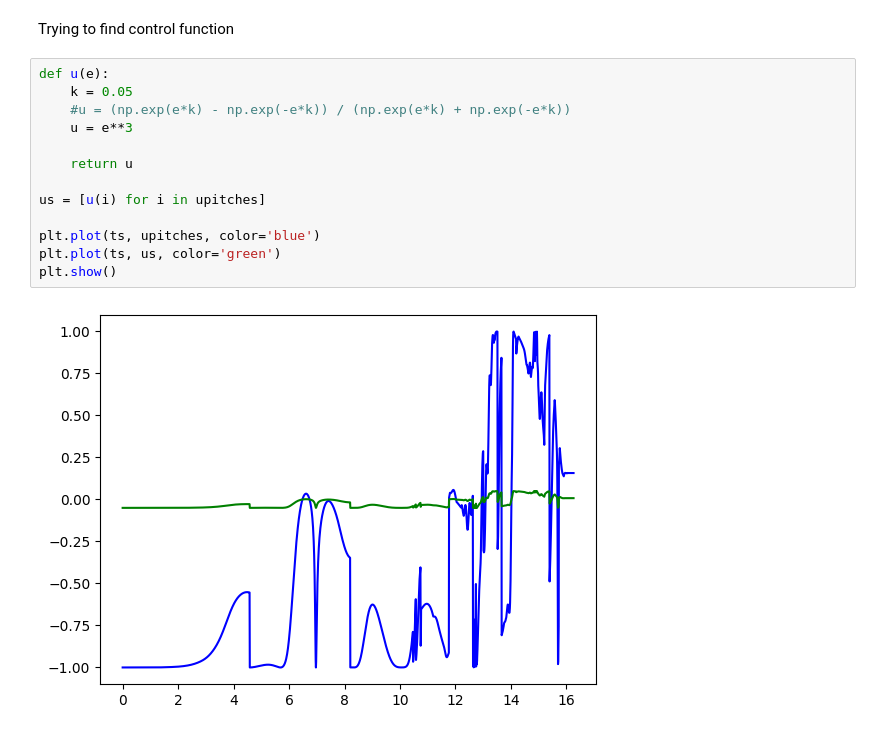
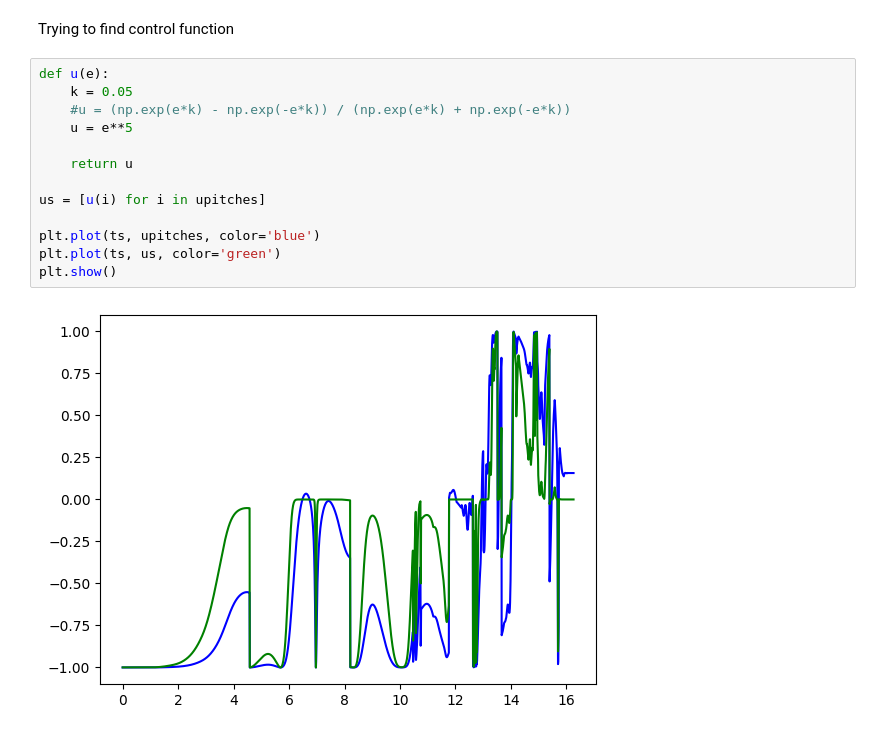
Before and after one commit to aaboiko/swarm_mavic, a Jupyter notebook: metrics/metric_fail.ipynb, the cells around one changed output. Drawn from its saved outputs; the diff is of its cells as text.

```diff
--- a/metrics/metric_fail.ipynb
+++ b/metrics/metric_fail.ipynb
@@ -142,15 +142,15 @@ Trying to find control function
 # %%
 def u(e):
     k = 0.05
     #u = (np.exp(e*k) - np.exp(-e*k)) / (np.exp(e*k) + np.exp(-e*k))
-    u = e**3
+    u = e**5
 
     return u
 
 us = [u(i) for i in upitches]
 
 plt.plot(ts, upitches, color='blue')
 plt.plot(ts, us, color='green')
 plt.show()
 # %% [output]
-[figure, old version]
+[figure, new version]
```
Also changed, not shown: 6 other files.
